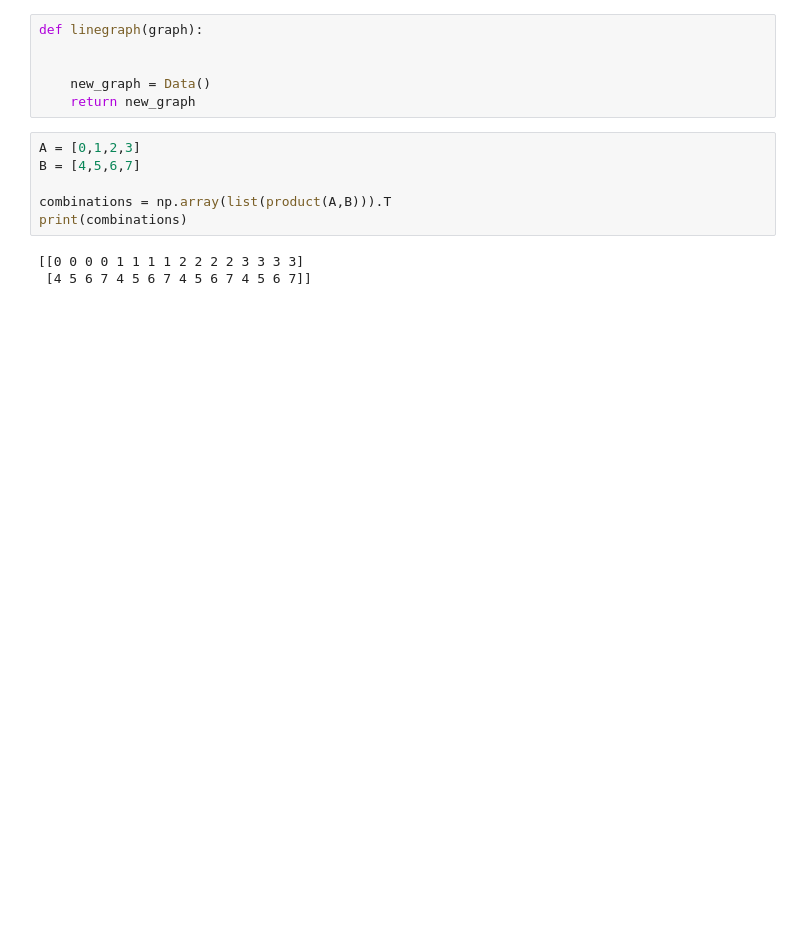
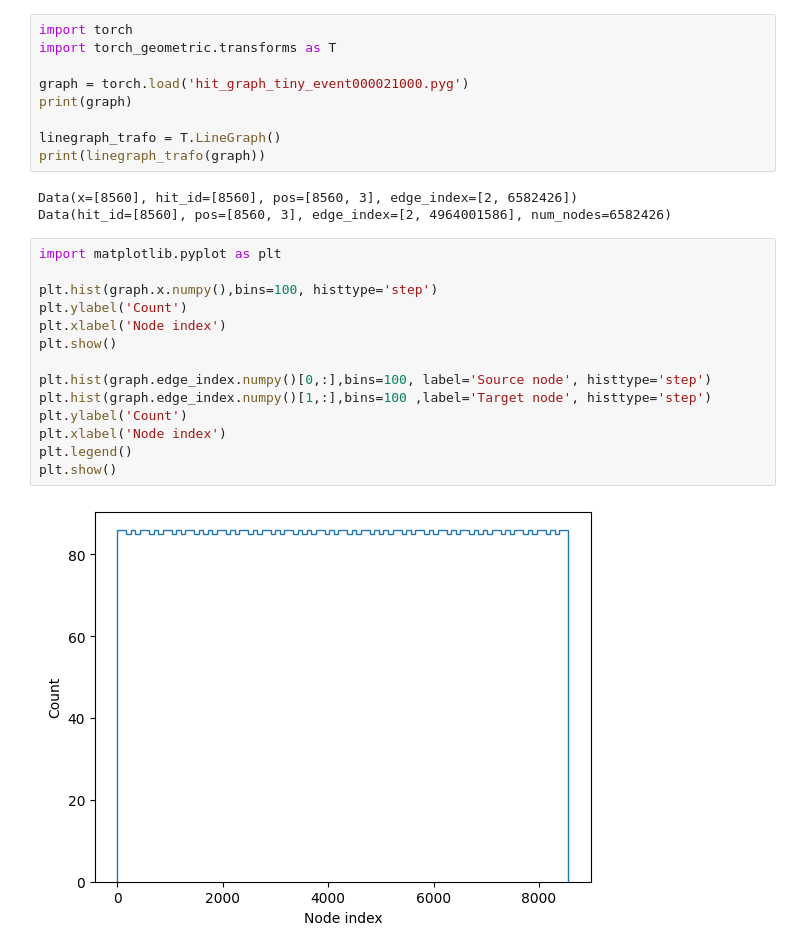
Before and after one commit to tkar-git/TrackletGraphs, a Jupyter notebook: testing.ipynb, the cells around one changed output. Drawn from its saved outputs; the diff is of its cells as text; blank space fills up the shorter version.

Commit message:
graph construction works now and pyg linegraph can be used. added function to create fc graphs of arbitrary size for testing

```diff
--- a/testing.ipynb
+++ b/testing.ipynb
@@ -122,15 +110,28 @@ Data(x=[22258], edge_index=[19093, 2])
-# %%
-def linegraph(graph):
-
-
-    new_graph = Data()
-    return new_graph
-# %%
-A = [0,1,2,3]
-B = [4,5,6,7]
-
-combinations = np.array(list(product(A,B))).T
-print(combinations)
-# %% [output]
-[[0 0 0 0 1 1 1 1 2 2 2 2 3 3 3 3]
- [4 5 6 7 4 5 6 7 4 5 6 7 4 5 6 7]]
+# %%
+import torch
+import torch_geometric.transforms as T
+
+graph = torch.load('hit_graph_tiny_event000021000.pyg')
+print(graph)
+
+linegraph_trafo = T.LineGraph()
+print(linegraph_trafo(graph))
+# %% [output]
+Data(x=[8560], hit_id=[8560], pos=[8560, 3], edge_index=[2, 6582426])
+Data(hit_id=[8560], pos=[8560, 3], edge_index=[2, 4964001586], num_nodes=6582426)
+# %%
+import matplotlib.pyplot as plt
+
+plt.hist(graph.x.numpy(),bins=100, histtype='step')
+plt.ylabel('Count')
+plt.xlabel('Node index')
+plt.show()
+
+plt.hist(graph.edge_index.numpy()[0,:],bins=100, label='Source node', histtype='step')
+plt.hist(graph.edge_index.numpy()[1,:],bins=100 ,label='Target node', histtype='step')
+plt.ylabel('Count')
+plt.xlabel('Node index')
+plt.legend()
+plt.show()
+# %% [output]
+[figure, added]
```
Also changed, not shown: parts of 5 cells of this notebook.
